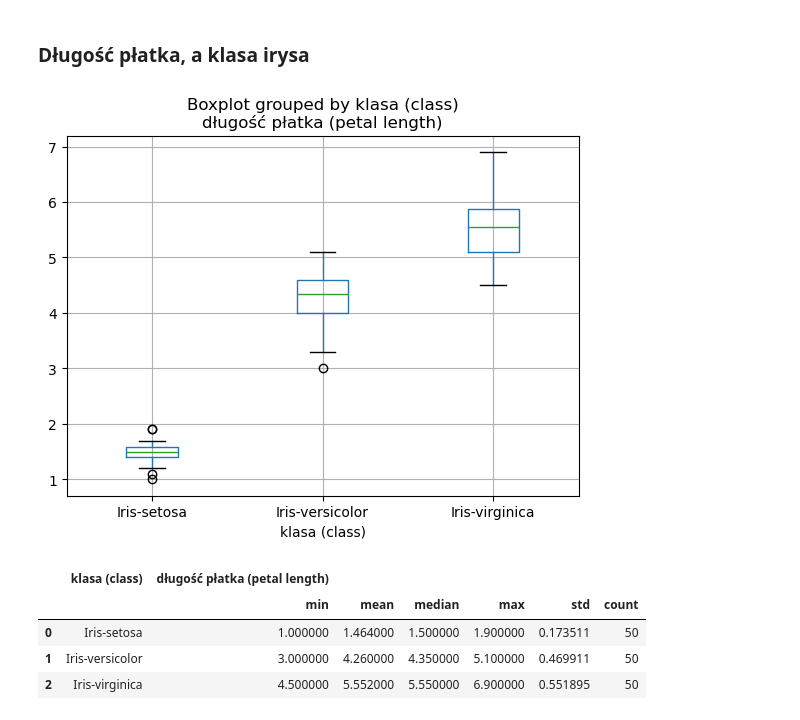
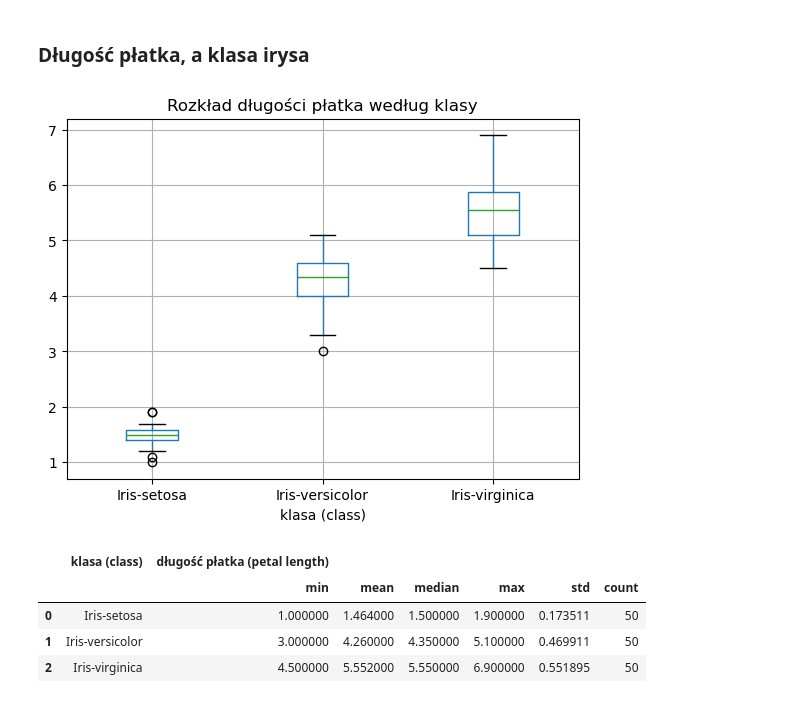
Before and after one commit to PawelRa/analiza-do-prezentacji, a Jupyter notebook: 25__zadanie_domowe__modul_4_1.ipynb, the cells around one changed output. Drawn from its saved outputs; the diff is of its cells as text; code cells hidden in the pictures.

```diff
--- a/25__zadanie_domowe__modul_4_1.ipynb
+++ b/25__zadanie_domowe__modul_4_1.ipynb
@@ -207,9 +212,12 @@ df.groupby('klasa (class)', as_index=False).agg({'szerokość kielicha (sepal wi
 # %% [markdown]
 ### Długość płatka, a klasa irysa
 # %%
-df.boxplot(column='długość płatka (petal length)', by='klasa (class)');
+
+ax = df.boxplot(column='długość płatka (petal length)', by='klasa (class)')
+plt.suptitle("")
+ax.set_title("Rozkład długości płatka według klasy");
 # %% [output]
-[figure, old version]
+[figure, new version]
 # %%
 df.groupby('klasa (class)', as_index=False).agg({'długość płatka (petal length)': ['min', 'mean', 'median', 'max', 'std', 'count']}).style.background_gradient(cmap=cm, axis=1)
 # %% [output]
```
Also changed, not shown: parts of 7 cells of this notebook.
